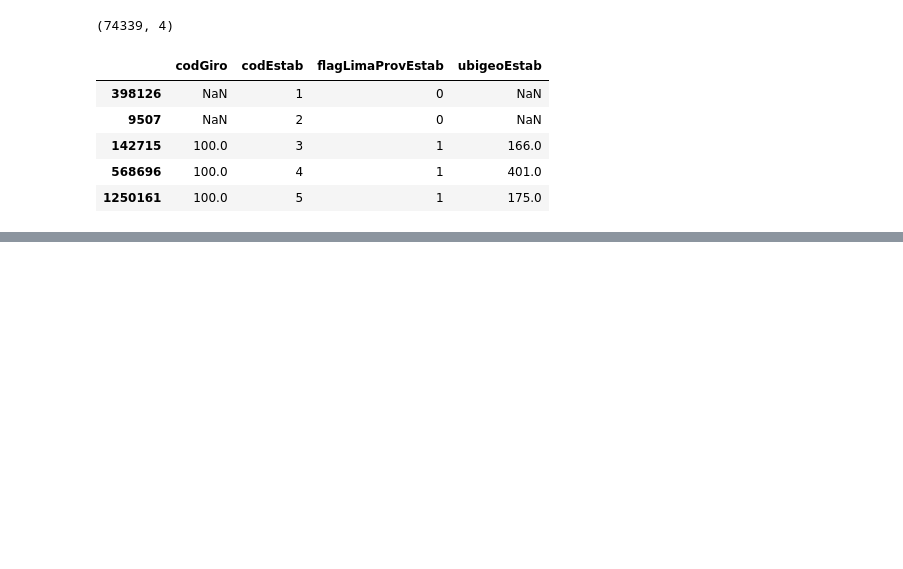
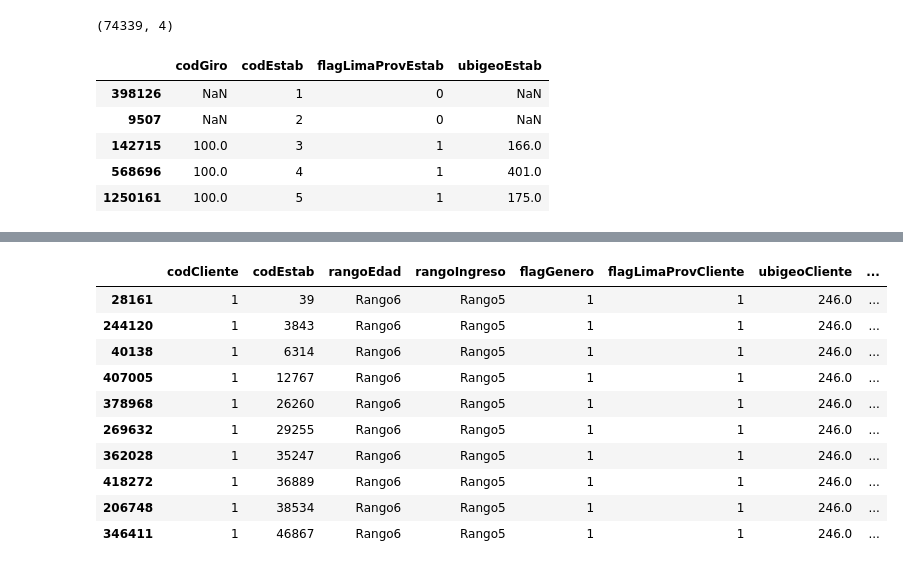
Before and after one commit to kendalvictor/codeando, a Jupyter notebook: machine_learning/_bbva data challeneger 2018/replic_kernel_alberto.ipynb, the cells around one changed output, grey strips where cells are left out. Saved outputs shown, nothing was run; the diff lists cells and outputs as text; code cells hidden in the pictures; blank space fills up the shorter version.

```diff
--- a/machine_learning/_bbva data challeneger 2018/replic_kernel_alberto.ipynb
+++ b/machine_learning/_bbva data challeneger 2018/replic_kernel_alberto.ipynb
@@ -207,0 +216,3 @@ FeatEstab.sort_values(by=['codEstab']).head()
+# %%
+TesTot = pd.merge(BasePred, data_perfil, how='left', on=['codCliente'])
+TesTot.shape
@@ -207,0 +221,3 @@ FeatEstab.sort_values(by=['codEstab']).head()
+# %%
+TesTot = pd.merge(TesTot, FeatEstab, how='left', on=['codEstab'])
+TesTot.shape
@@ -207,0 +278,14 @@ FeatEstab.sort_values(by=['codEstab']).head()
+# %%
+TesTot.sort_values(by=['codCliente', 'codEstab']).head(10)
+# %% [output]
+|  | codCliente | codEstab | rangoEdad | rangoIngreso | flagGenero | flagLimaProvCliente | ubigeoCliente | ... |
+| 28161 | 1 | 39 | Rango6 | Rango5 | 1 | 1 | 246.0 | ... |
+| 244120 | 1 | 3843 | Rango6 | Rango5 | 1 | 1 | 246.0 | ... |
+| 40138 | 1 | 6314 | Rango6 | Rango5 | 1 | 1 | 246.0 | ... |
+| 407005 | 1 | 12767 | Rango6 | Rango5 | 1 | 1 | 246.0 | ... |
+| 378968 | 1 | 26260 | Rango6 | Rango5 | 1 | 1 | 246.0 | ... |
+| 269632 | 1 | 29255 | Rango6 | Rango5 | 1 | 1 | 246.0 | ... |
+| 362028 | 1 | 35247 | Rango6 | Rango5 | 1 | 1 | 246.0 | ... |
+| 418272 | 1 | 36889 | Rango6 | Rango5 | 1 | 1 | 246.0 | ... |
+| 206748 | 1 | 38534 | Rango6 | Rango5 | 1 | 1 | 246.0 | ... |
+| 346411 | 1 | 46867 | Rango6 | Rango5 | 1 | 1 | 246.0 | ... |
```
Also changed, not shown: parts of 23 cells of this notebook.
